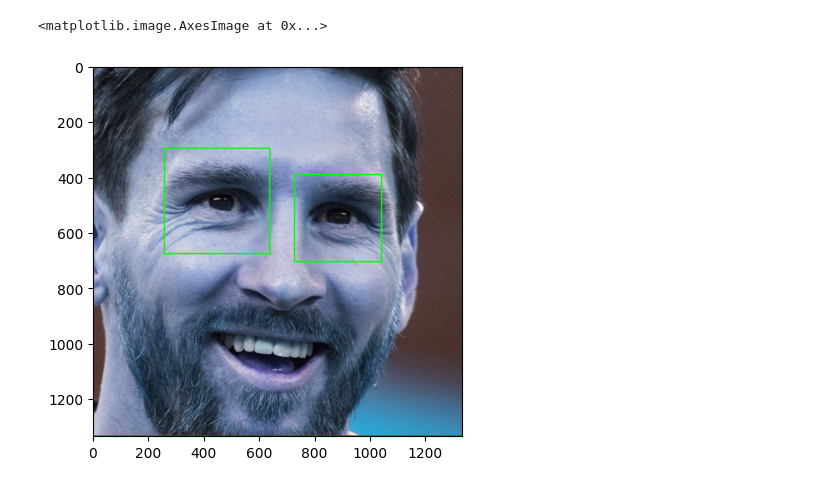
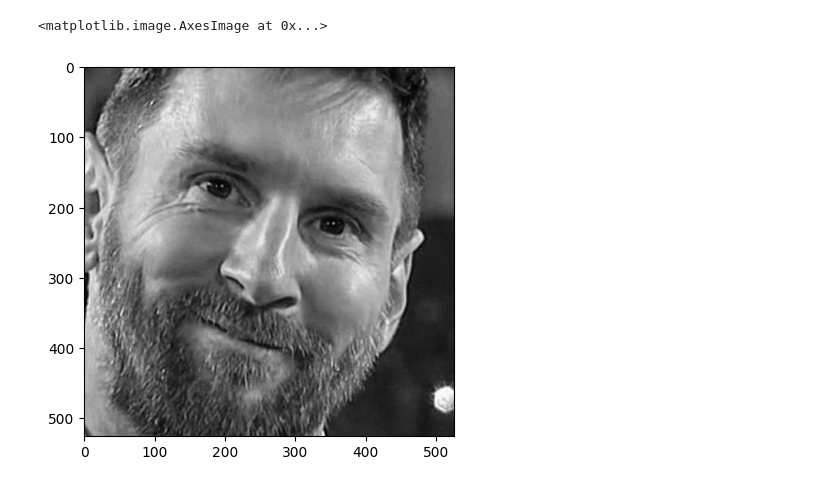
Before and after one commit to KumudithaSilva/Football_Players_Face_Detector, a Jupyter notebook: football_person_classifier.ipynb, the cells around one changed output. Cells and saved outputs as stored; diff of their text form; code cells hidden in the pictures.

```diff
--- a/football_person_classifier.ipynb
+++ b/football_person_classifier.ipynb
@@ -9,5 +12,5 @@ img_path = "FootballPlayerImageClassifier/model/dataset/"
 opnecv_harr_cascade = "FootballPlayerImageClassifier/model/opencv/"
 # %%
-img = cv2.imread(img_path+'lionel_messi/2_img.jpg')
+img = cv2.imread(img_path+'lionel_messi/2.jpg')
 img.shape
 # %% [output]
@@ -63,7 +66,7 @@ for (x,y,w,h) in faces:
     img = cv2.rectangle(img,(x,y),(x+w,y+h),(255,0,0), 3)
     roi_gray = gray[y:y+h, x:x+w]
     roi_color = img[y:y+h, x:x+w]
-    eyes = eye_cascade.detectMultiScale(roi_gray)
+    eyes = eye_cascade.detectMultiScale(roi_gray, 1.3 ,3)
     for (ex,ey,ew,eh) in eyes:
         cv2.rectangle(roi_color,(ex,ey),(ex+ew,ey+eh),(0,255,0), 3)
 
@@ -75,8 +78,8 @@ plt.show()
 # %%
-plt.imshow(roi_color, cmap='gray')
+plt.imshow(roi_gray, cmap="gray")
 # %% [output]
 <matplotlib.image.AxesImage at 0x...>
-[figure, old version]
+[figure, new version]
 # %%
 def get_cropped_images(image_path):
     img = cv2.imread(image_path)
```
Also changed, not shown: parts of 17 cells of this notebook.
